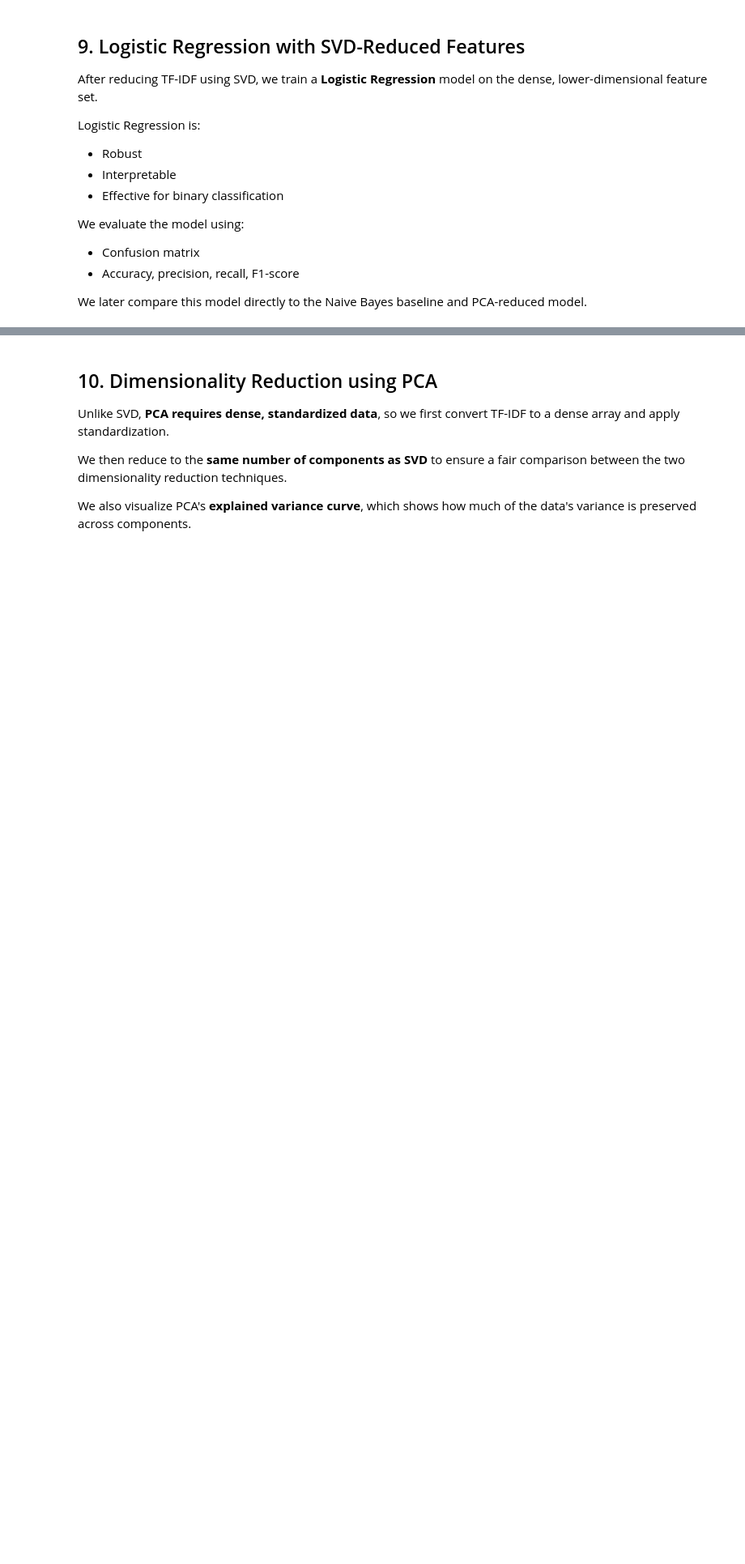
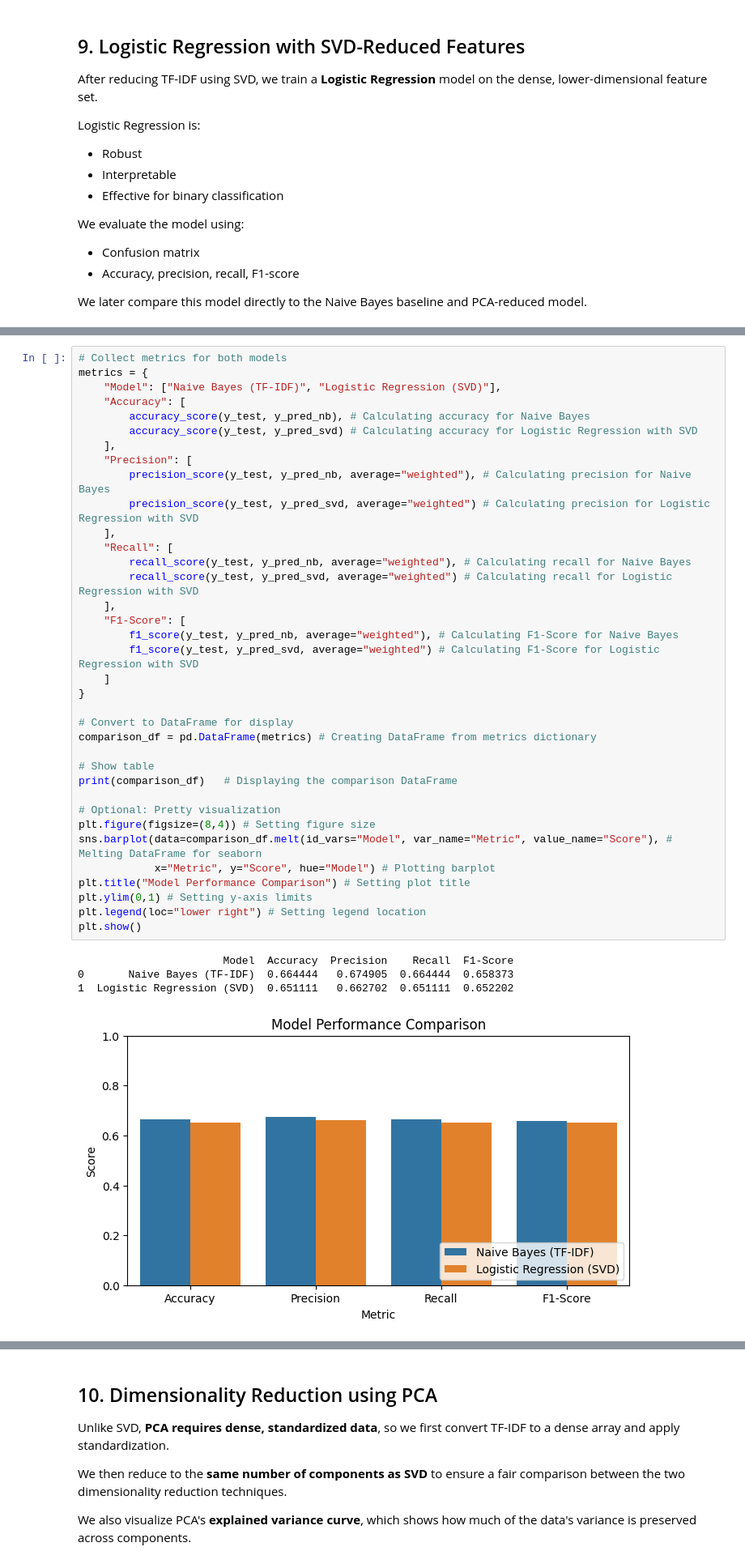
Before and after one commit to Albrightmaduka9053136/text-classification-dimensionality-reduction-group2, a Jupyter notebook: text_classification_dimensionality_reduction_group2.ipynb, the cells around one changed output, grey strips where cells are left out. Shown at 81% size. Cells and saved outputs as stored; diff of their text form; blank space fills up the shorter version.

```diff
--- a/text_classification_dimensionality_reduction_group2.ipynb
+++ b/text_classification_dimensionality_reduction_group2.ipynb
@@ -496,0 +579,41 @@ We later compare this model directly to the Naive Bayes baseline and PCA-reduced
+# %%
+# Collect metrics for both models
+metrics = {
+    "Model": ["Naive Bayes (TF-IDF)", "Logistic Regression (SVD)"],
+    "Accuracy": [
+        accuracy_score(y_test, y_pred_nb), # Calculating accuracy for Naive Bayes
+        accuracy_score(y_test, y_pred_svd) # Calculating accuracy for Logistic Regression with SVD
+    ],
+    "Precision": [
+        precision_score(y_test, y_pred_nb, average="weighted"), # Calculating precision for Naive Bayes
+        precision_score(y_test, y_pred_svd, average="weighted") # Calculating precision for Logistic Regression with SVD
+    ],
+    "Recall": [
+        recall_score(y_test, y_pred_nb, average="weighted"), # Calculating recall for Naive Bayes
+        recall_score(y_test, y_pred_svd, average="weighted") # Calculating recall for Logistic Regression with SVD
+    ],
+    "F1-Score": [
+        f1_score(y_test, y_pred_nb, average="weighted"), # Calculating F1-Score for Naive Bayes
+        f1_score(y_test, y_pred_svd, average="weighted") # Calculating F1-Score for Logistic Regression with SVD
+    ]
+}
+
+# Convert to DataFrame for display
+comparison_df = pd.DataFrame(metrics) # Creating DataFrame from metrics dictionary
+
+# Show table
+print(comparison_df)   # Displaying the comparison DataFrame
+
+# Optional: Pretty visualization
+plt.figure(figsize=(8,4)) # Setting figure size
+sns.barplot(data=comparison_df.melt(id_vars="Model", var_name="Metric", value_name="Score"), # Melting DataFrame for seaborn
+            x="Metric", y="Score", hue="Model") # Plotting barplot
+plt.title("Model Performance Comparison") # Setting plot title
+plt.ylim(0,1) # Setting y-axis limits
+plt.legend(loc="lower right") # Setting legend location
+plt.show()
+# %% [output]
+                       Model  Accuracy  Precision    Recall  F1-Score
+0       Naive Bayes (TF-IDF)  0.664444   0.674905  0.664444  0.658373
+1  Logistic Regression (SVD)  0.651111   0.662702  0.651111  0.652202
+[figure, added]
```
Also changed, not shown: parts of 13 cells of this notebook.
